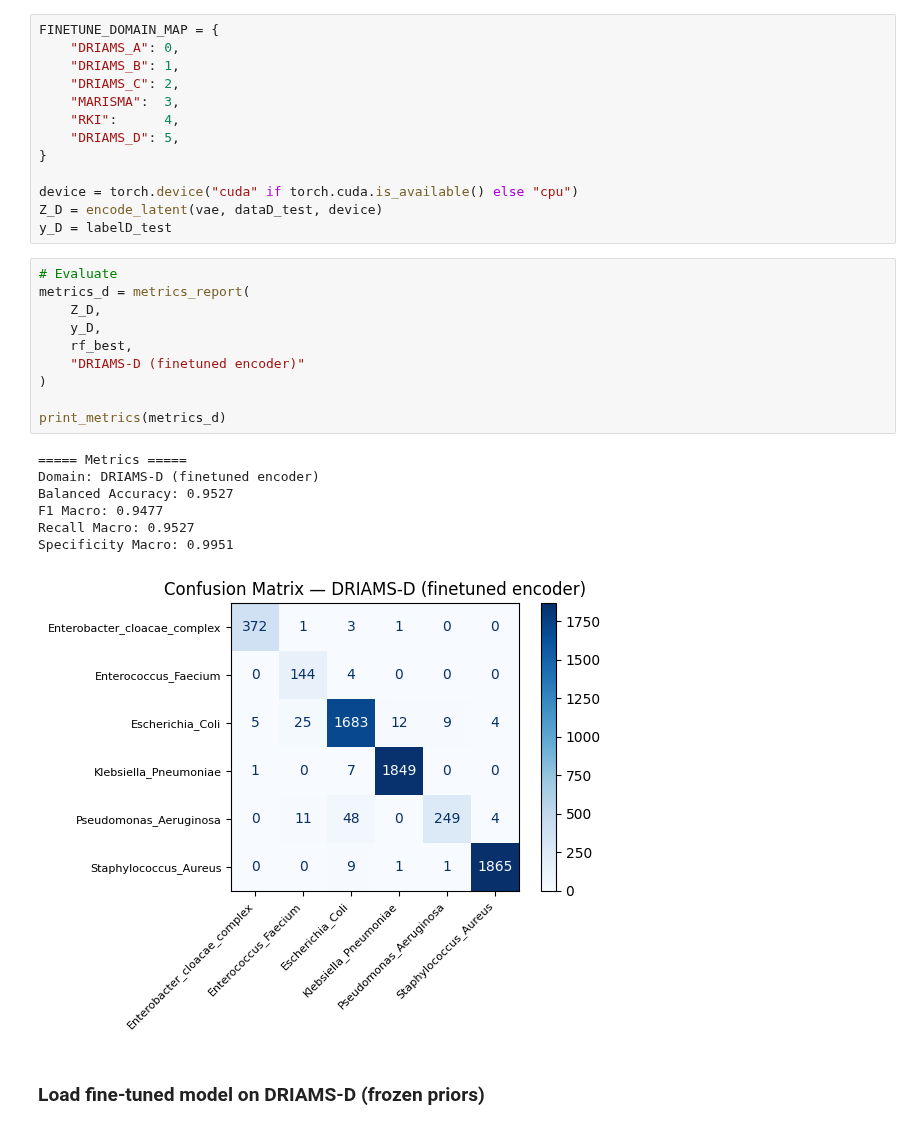
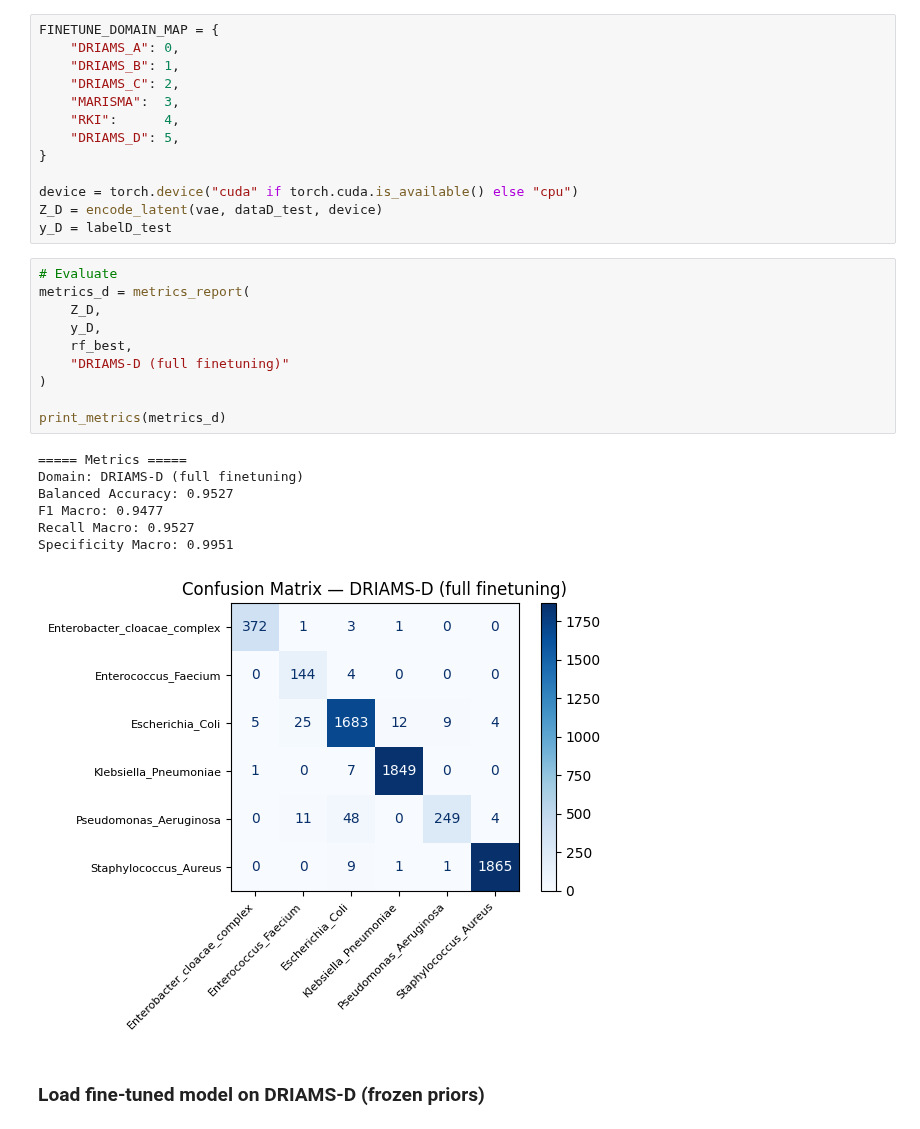
Before and after one commit to alexgaarciia/MALDIAlign, a Jupyter notebook: experiments/finetuning/notebooks/baselines_rf_latent_space_multidecoder_prior_train_driamsABC_marisma_rki_1000.ipynb, the cells around one changed output. Cells and saved outputs as stored; diff of their text form.

```diff
--- a/experiments/finetuning/notebooks/baselines_rf_latent_space_multidecoder_prior_train_driamsABC_marisma_rki_1000.ipynb
+++ b/experiments/finetuning/notebooks/baselines_rf_latent_space_multidecoder_prior_train_driamsABC_marisma_rki_1000.ipynb
@@ -395,21 +395,21 @@ y_D = labelD_test
 # %%
 # Evaluate
 metrics_d = metrics_report(
     Z_D,
     y_D,
     rf_best,
-    "DRIAMS-D (finetuned encoder)"
+    "DRIAMS-D (full finetuning)"
 )
 
 print_metrics(metrics_d)
 # %% [output]
 ===== Metrics =====
-Domain: DRIAMS-D (finetuned encoder)
+Domain: DRIAMS-D (full finetuning)
 Balanced Accuracy: 0.9527
 F1 Macro: 0.9477
 Recall Macro: 0.9527
 Specificity Macro: 0.9951
-[figure, old version]
+[figure, new version]
 # %% [markdown]
 ### Load fine-tuned model on DRIAMS-D (frozen priors)
 # %%
```
Also changed, not shown: parts of 12 cells of this notebook, 3 other files.
